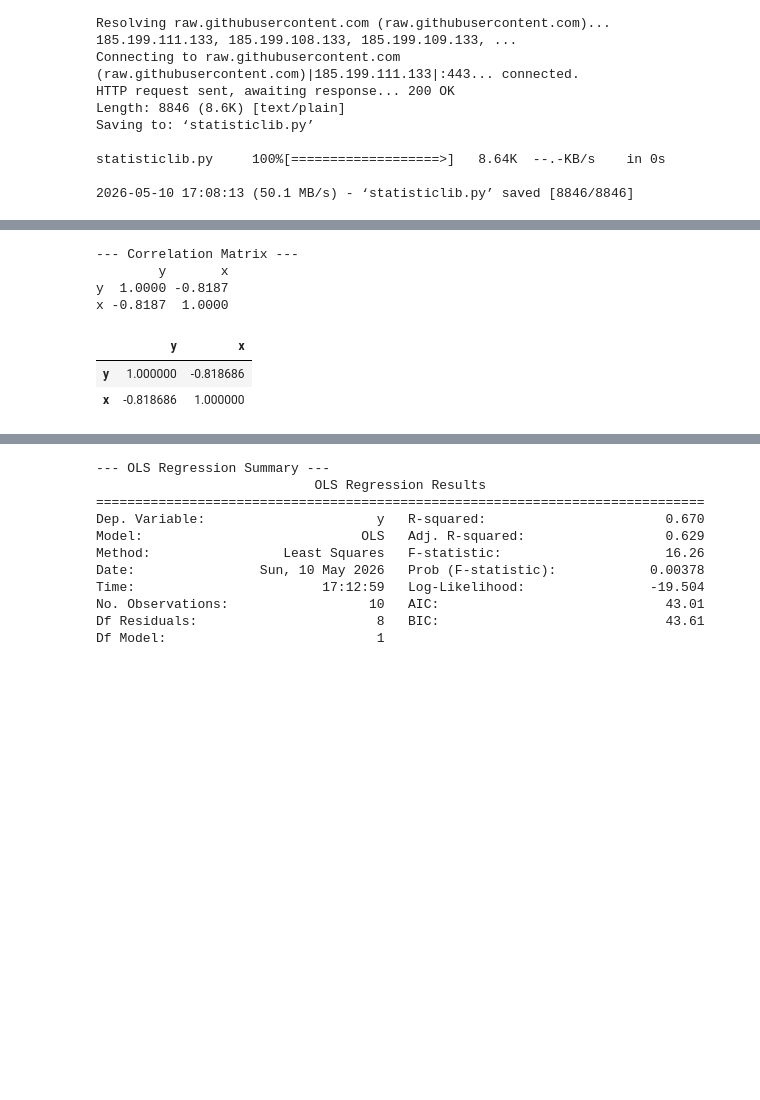
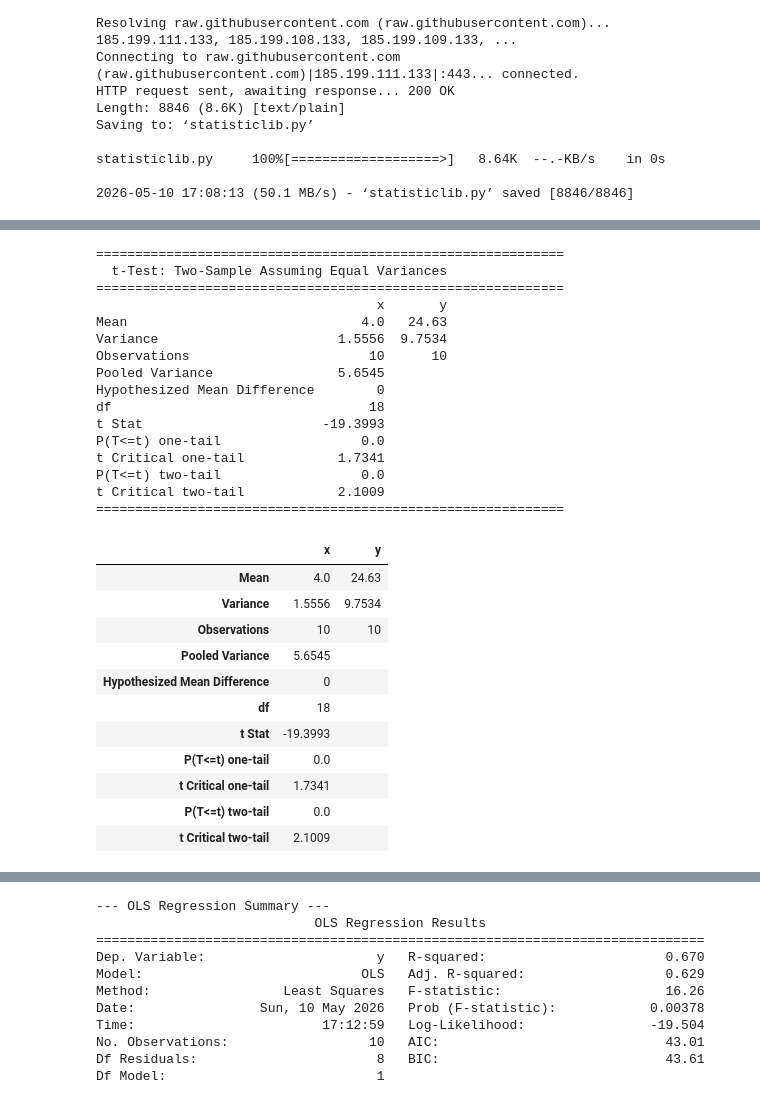
Before and after one commit to chhorponnsovan/ECAM-ROA-I4, a Jupyter notebook: Probability-and-Inferential-statistics/ExampleExcercise/ExampleUsingf_statisticlib.ipynb, the cells around one changed output, grey strips where cells are left out. Saved outputs shown, nothing was run; the diff lists cells and outputs as text; code cells hidden in the pictures; blank space fills up the shorter version.

```diff
--- a/Probability-and-Inferential-statistics/ExampleExcercise/ExampleUsingf_statisticlib.ipynb
+++ b/Probability-and-Inferential-statistics/ExampleExcercise/ExampleUsingf_statisticlib.ipynb
@@ -24,12 +23,33 @@ x = [2, 3, 3, 3, 4, 4, 5, 5, 5, 6]
 y = [28.7, 24.8, 26.0, 30.5, 23.8, 24.6, 23.8, 20.4, 21.6, 22.1]
 df = pd.DataFrame({'x': x, 'y': y})
 # %%
-correlation(df,'y','x')
+t_test(df,'x','y')
 # %% [output]
---- Correlation Matrix ---
-        y       x
-y  1.0000 -0.8187
-x -0.8187  1.0000
+============================================================
+  t-Test: Two-Sample Assuming Equal Variances
+============================================================
+                                    x       y
+Mean                              4.0   24.63
+Variance                       1.5556  9.7534
+Observations                       10      10
+Pooled Variance                5.6545
+Hypothesized Mean Difference        0
+df                                 18
+t Stat                       -19.3993
+P(T<=t) one-tail                  0.0
+t Critical one-tail            1.7341
+P(T<=t) two-tail                  0.0
+t Critical two-tail            2.1009
+============================================================
-|  | y | x |
-| y | 1.000000 | -0.818686 |
-| x | -0.818686 | 1.000000 |
+|  | x | y |
+| Mean | 4.0 | 24.63 |
+| Variance | 1.5556 | 9.7534 |
+| Observations | 10 | 10 |
+| Pooled Variance | 5.6545 |  |
+| Hypothesized Mean Difference | 0 |  |
+| df | 18 |  |
+| t Stat | -19.3993 |  |
+| P(T<=t) one-tail | 0.0 |  |
+| t Critical one-tail | 1.7341 |  |
+| P(T<=t) two-tail | 0.0 |  |
+| t Critical two-tail | 2.1009 |  |
```
Also changed, not shown: parts of 6 cells of this notebook.
